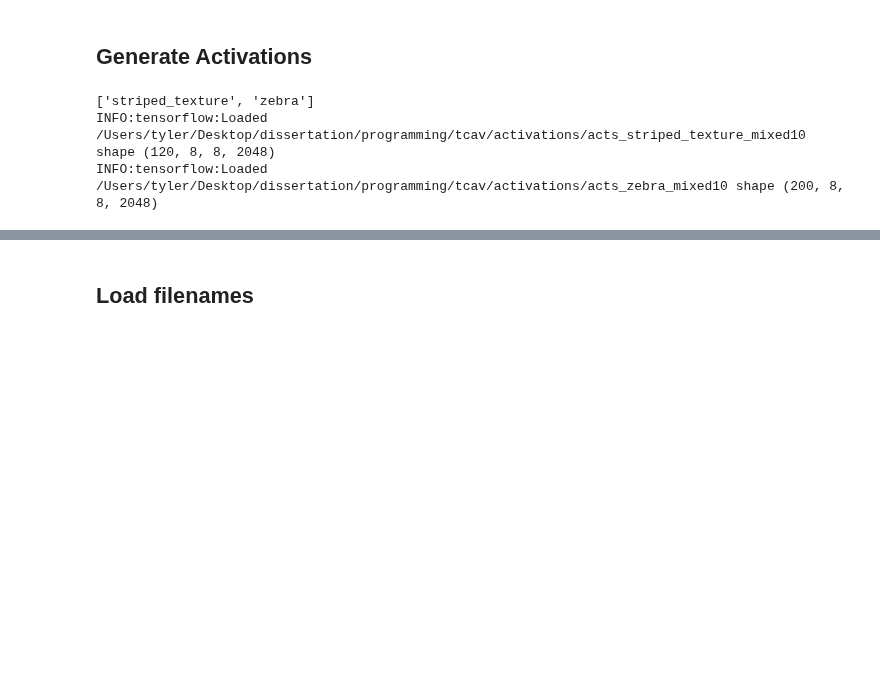
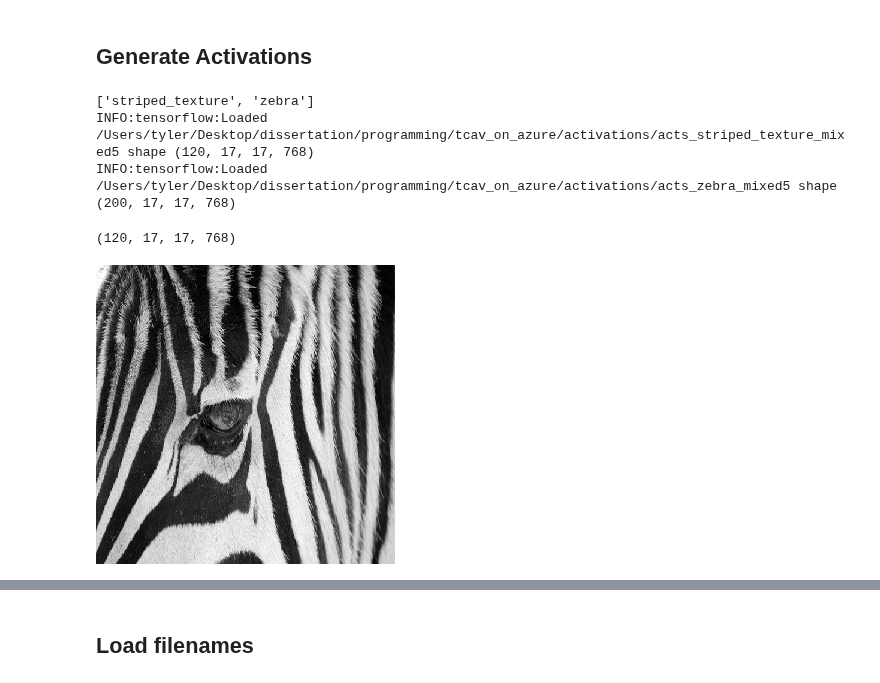
Before and after one commit to tyler-martin-12/tcav_on_azure, a Jupyter notebook: top_3.ipynb, the cells around one changed output, grey strips where cells are left out. Drawn from its saved outputs; the diff is of its cells as text; code cells hidden in the pictures; blank space fills up the shorter version.

```diff
--- a/top_3.ipynb
+++ b/top_3.ipynb
@@ -129,9 +133,59 @@ target_class = target
 
 acts = act_generator.process_and_load_activations([bottleneck], concepts + [target_class])
 
-act_dotted = acts['striped_texture'][bottleneck]
+act_striped = acts['striped_texture'][bottleneck]
 act_zebra = acts['zebra'][bottleneck]
 # %% [output]
 ['striped_texture', 'zebra']
-INFO:tensorflow:Loaded /Users/tyler/Desktop/dissertation/programming/tcav/activations/acts_striped_texture_mixed10 shape (120, 8, 8, 2048)
-INFO:tensorflow:Loaded /Users/tyler/Desktop/dissertation/programming/tcav/activations/acts_zebra_mixed10 shape (200, 8, 8, 2048)
+INFO:tensorflow:Loaded /Users/tyler/Desktop/dissertation/programming/tcav_on_azure/activations/acts_striped_texture_mixed5 shape (120, 17, 17, 768)
+INFO:tensorflow:Loaded /Users/tyler/Desktop/dissertation/programming/tcav_on_azure/activations/acts_zebra_mixed5 shape (200, 17, 17, 768)
+# %%
+act_striped.shape
+# %% [output]
+(120, 17, 17, 768)
+# %%
+import math
+def cosine_similarity(v1,v2):
+    "compute cosine similarity of v1 to v2: (v1 dot v2)/{||v1||*||v2||)"
+    sumxx, sumxy, sumyy = 0, 0, 0
+    for i in range(len(v1)):
+        x = v1[i]; y = v2[i]
+        sumxx += x*x
+        sumyy += y*y
+        sumxy += x*y
+    return sumxy/math.sqrt(sumxx*sumyy)
+# %%
+#source_dir = '/Users/tyler/Desktop/dissertation/programming/tcav/cavs/'
+path = 'activations/images_used_zebra.pkl'
+with open(path, 'rb') as f:
+    data = pickle.load(f)
+image_list = data
+
+## make dict
+ranked = {}
+
+# define cavs
+striped_cav = this_cav.cavs[0]
+striped_cav_2d = striped_cav.reshape(-1,1)
+
+#image_list
+for count, each in enumerate(image_list):
+
+    demo_1 = acts['zebra']['mixed5'][count]
+    demo_2d = demo_1.reshape(-1,1)
+
+    cos = cosine_similarity(striped_cav_2d,demo_2d)
+
+    ranked[each] = cos
+# %%
+## sort
+sorted_rank = sorted(ranked.items(), key=operator.itemgetter(1),reverse=True)
+# %%
+## show image
+rank = 2
+
+img_path, cos = sorted_rank[rank]
+img = image.load_img(img_path, target_size=(299, 299))
+img
+# %% [output]
+[figure, added]
```
Also changed, not shown: parts of 16 cells of this notebook, 2 other files.
